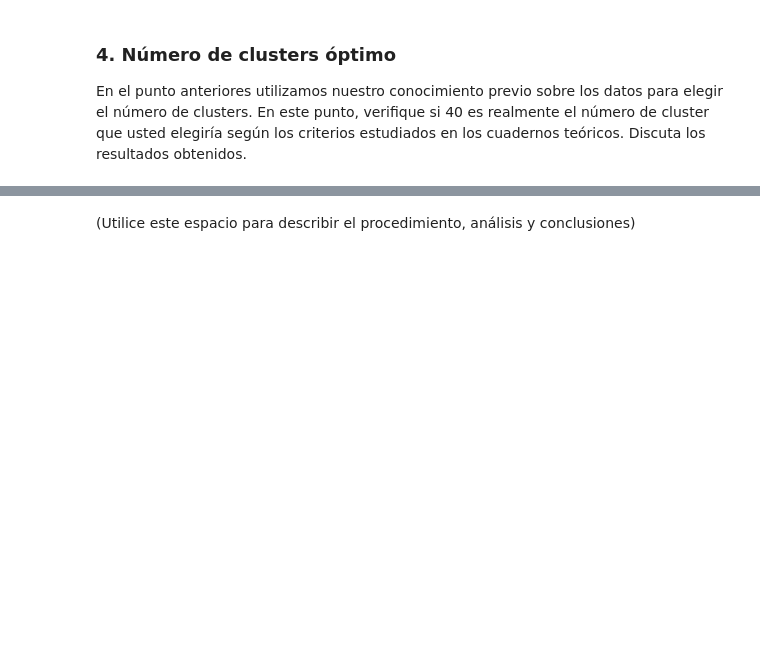
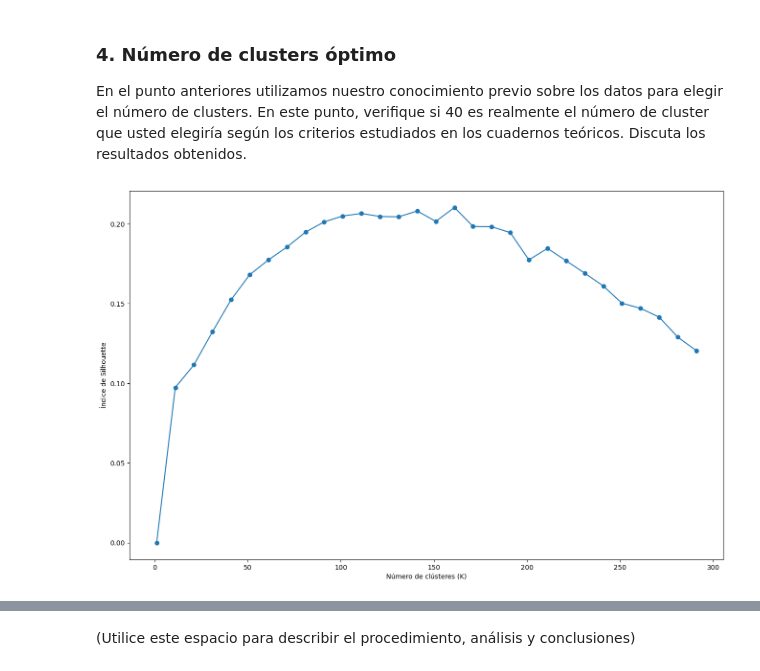
Before and after one commit to DanielEMontero/MIAD_ANS_202514, a Jupyter notebook: Semana 3/DM-S3_LC_Taller_Kmeans_Kmedoids.ipynb, the cells around one changed output, grey strips where cells are left out. Saved outputs shown, nothing was run; the diff lists cells and outputs as text; code cells hidden in the pictures; blank space fills up the shorter version.

```diff
--- a/Semana 3/DM-S3_LC_Taller_Kmeans_Kmedoids.ipynb
+++ b/Semana 3/DM-S3_LC_Taller_Kmeans_Kmedoids.ipynb
@@ -217,3 +235,7 @@ plt.show()
+# %%
+# Xmean_per: DataFrame con los rostros promedio
+scaler = StandardScaler()
+X_scaled = scaler.fit_transform(X)  # devuelve un ndarray estandarizado
 # %% [markdown]
 (Utilice este espacio para describir el procedimiento, análisis y conclusiones)
 # %% [markdown]
@@ -249,4 +393,23 @@ En esta sección trataremos de clasificar las imágenes de los individuos de for
 
 En el punto anteriores utilizamos nuestro conocimiento previo sobre los datos para elegir el número de clusters. En este punto, verifique si 40 es realmente el número de cluster que usted elegiría según los criterios estudiados en los cuadernos teóricos. Discuta los resultados obtenidos.
 # %%
-# Utilice este espacio para escribir el código.
+Y = {}
+varianza_intra_cluster = []
+silhouettes = []
+for k in range (1, 301, 10): # Evaluamos entre 1 a 11 clusters posibles
+    kmeans = KMeans(n_clusters = k, random_state = 123, n_init=10).fit(X_scaled)
+    varianza_intra_cluster.append(kmeans.inertia_)
+    try:
+        silhouette = silhouette_score(X_scaled, kmeans.labels_)
+    except:
+        silhouette = 0 # El índice de Silhouette sólo se puede calcular cuando se tiene K>1
+    silhouettes.append(silhouette)
+    Y[k] = kmeans.labels_
+# %%
+plt.figure(figsize=(16, 10))
+plt.plot(range(1, 301,10), silhouettes, marker='o')
+plt.xlabel('Número de clústeres (K)')
+plt.ylabel('Índice de Silhouette')
+plt.show()
+# %% [output]
+[figure, added]
```
Also changed, not shown: parts of 13 cells of this notebook.
